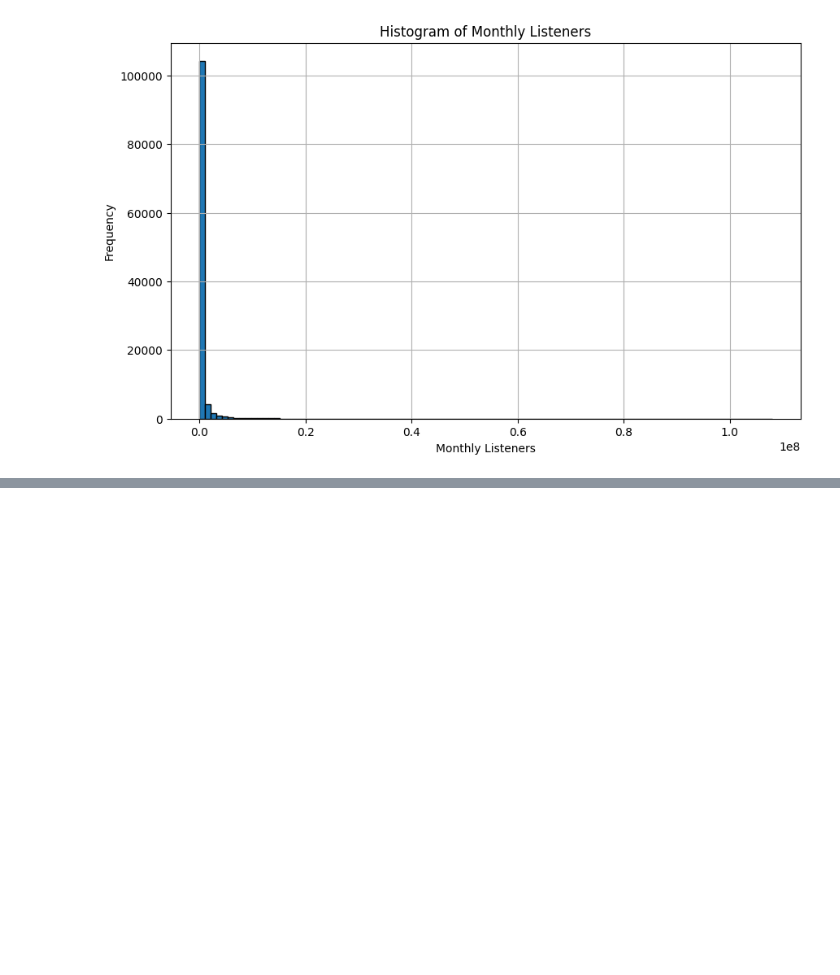
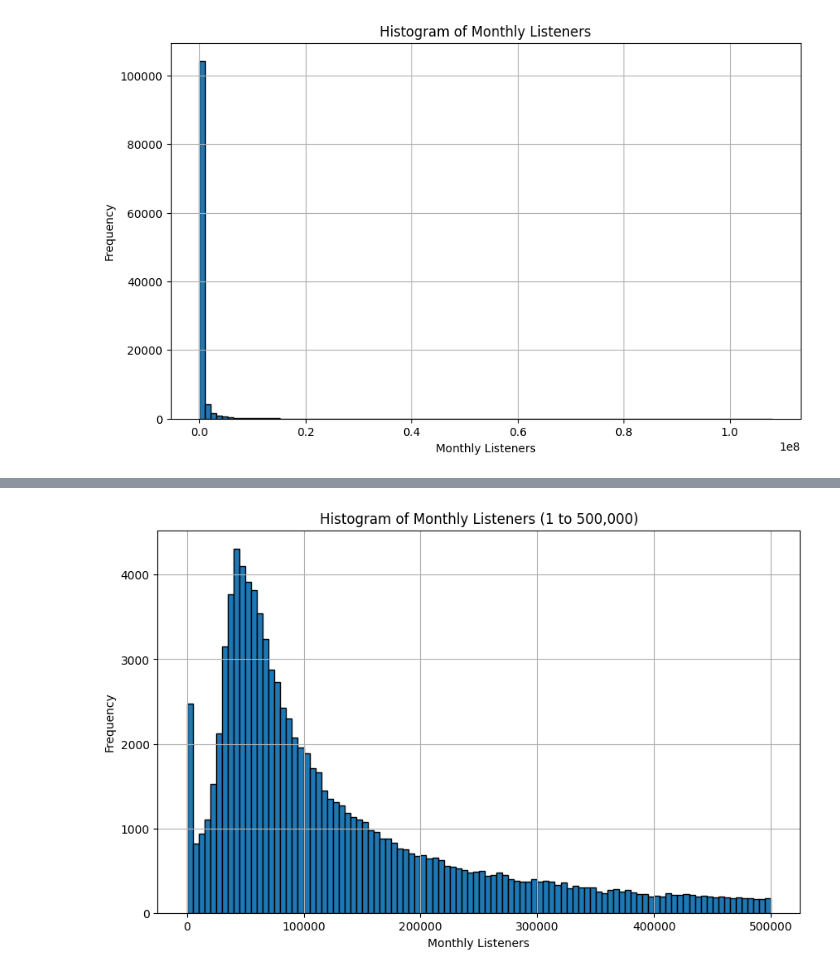
Before and after one commit to iambillmccann/misc_python, a Jupyter notebook: artistdata/analysis.ipynb, the cells around one changed output, grey strips where cells are left out. Drawn from its saved outputs; the diff is of its cells as text; code cells hidden in the pictures; blank space fills up the shorter version.

Commit message:
Add a histograph for 1 to 500,000 listeners

```diff
--- a/artistdata/analysis.ipynb
+++ b/artistdata/analysis.ipynb
@@ -75,0 +115,18 @@ else:
+# %%
+# Filter monthly_listeners to include only values between 1 and 1,000,000
+filtered_listeners = [x for x in monthly_listeners if 1 <= x <= 500000]
+
+# Check if filtered_listeners is empty
+if not filtered_listeners:
+    print("No spotify.monthlyListeners values found in the range 1 to 500,000.")
+else:
+    # Plot the histogram with more bins
+    plt.figure(figsize=(10, 6))
+    plt.hist(filtered_listeners, bins=100, edgecolor='black')
+    plt.title('Histogram of Monthly Listeners (1 to 500,000)')
+    plt.xlabel('Monthly Listeners')
+    plt.ylabel('Frequency')
+    plt.grid(True)
+    plt.show()
+# %% [output]
+[figure, added]
```
Also changed, not shown: parts of 1 cell of this notebook.
